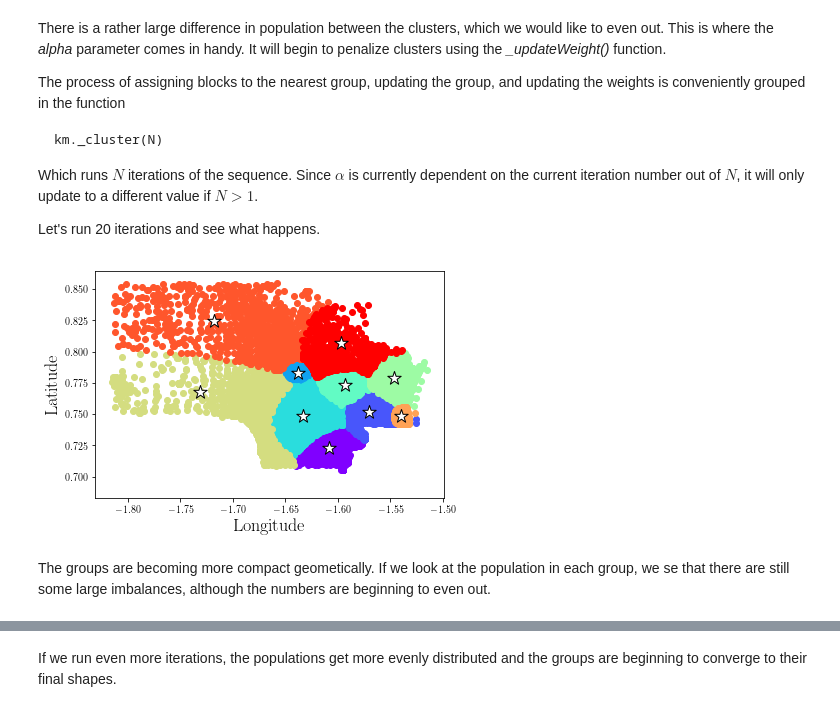
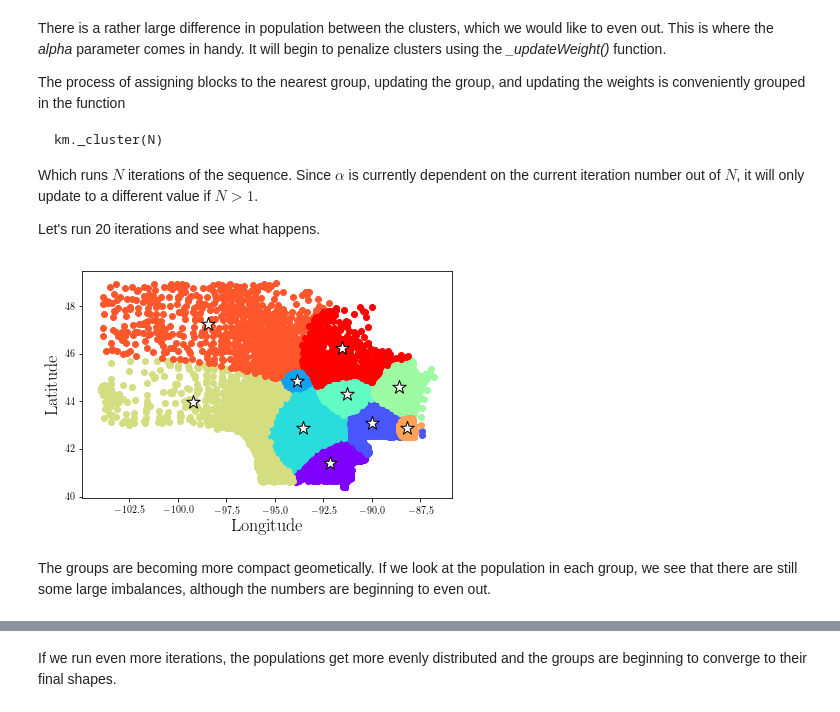
Before and after one commit to bbergerud/political_districting, a Jupyter notebook: censusClustering.ipynb, the cells around one changed output, grey strips where cells are left out. Cells and saved outputs as stored; diff of their text form; code cells hidden in the pictures.

```diff
--- a/censusClustering.ipynb
+++ b/censusClustering.ipynb
@@ -345,6 +350,8 @@ colorsStates = cm.rainbow(np.linspace(0, 1, len(states)))
 colorsGroups = cm.rainbow(np.linspace(0, 1, len(km.group_.index)))
 
 plt.figure(1, figsize=(10, 5))
+plt.rc('text', usetex=True)
+plt.rc('font', family='serif')
 
 # ==============================================
 # Create the first subplot
@@ -352,8 +359,6 @@ plt.figure(1, figsize=(10, 5))
 
 
 plt.subplot(1,2,1)            # Subplot 1 row x 2 columns (1st image)
-plt.rc('text', usetex=True)
-plt.rc('font', family='serif')
 
 for i, state in enumerate(states):
     loc = km.block_['state'] == state
@@ -373,8 +378,6 @@ plt.tight_layout()
 # ==============================================
 
 plt.subplot(1,2,2)            # Subplot 1 row x 2 columns (2nd image)
-plt.rc('text', usetex=True)
-plt.rc('font', family='serif')
 
 for color, group in zip(colorsGroups, km.group_.index):
 
@@ -419,7 +422,9 @@ for color, group in zip(colorsGroups, km.group_.index):
 
     loc = km.block_['group'] == group
     plt.scatter(km.block_['lon'][loc], km.block_['lat'][loc], c=color)
-    plt.scatter(km.group_['lon'][group], km.group_['lat'][group], s=200, marker='*', c='white', edgecolors='black')
+
+    plt.scatter(km.group_['lon'][group], km.group_['lat'][group],
+                s=200, marker='*', c='white', edgecolors='black')
 
 plt.xlabel('Longitude', fontsize=18)
 plt.ylabel('Latitude', fontsize=18)
@@ -442,25 +447,29 @@ Let's run 20 iterations and see what happens.
 # %%
 km._cluster(20)
 # %%
+km._rad2deg()
+
 plt.figure(1)
 plt.rc('text', usetex=True)
 plt.rc('font', family='serif')
 
 for color, group in zip(colorsGroups, km.group_.index):
 
     loc = km.block_['group'] == group
     plt.scatter(km.block_['lon'][loc], km.block_['lat'][loc], c=color)
-    plt.scatter(km.group_['lon'][group], km.group_['lat'][group], s=200, marker='*', c='white', edgecolors='black')
+
+    plt.scatter(km.group_['lon'][group], km.group_['lat'][group],
+                s=200, marker='*', c='white', edgecolors='black')
 
 plt.xlabel('Longitude', fontsize=18)
 plt.ylabel('Latitude', fontsize=18)
 plt.tight_layout()
 
 plt.show()
 # %% [output]
-[figure, old version]
+[figure, new version]
 # %% [markdown]
-The groups are becoming more compact geometically. If we look at the population in each group, we se that there are still some large imbalances, although the numbers are beginning to even out.
+The groups are becoming more compact geometically. If we look at the population in each group, we see that there are still some large imbalances, although the numbers are beginning to even out.
 # %%
 print(km.group_)
 # %% [output]
```
Also changed, not shown: parts of 14 cells of this notebook.
